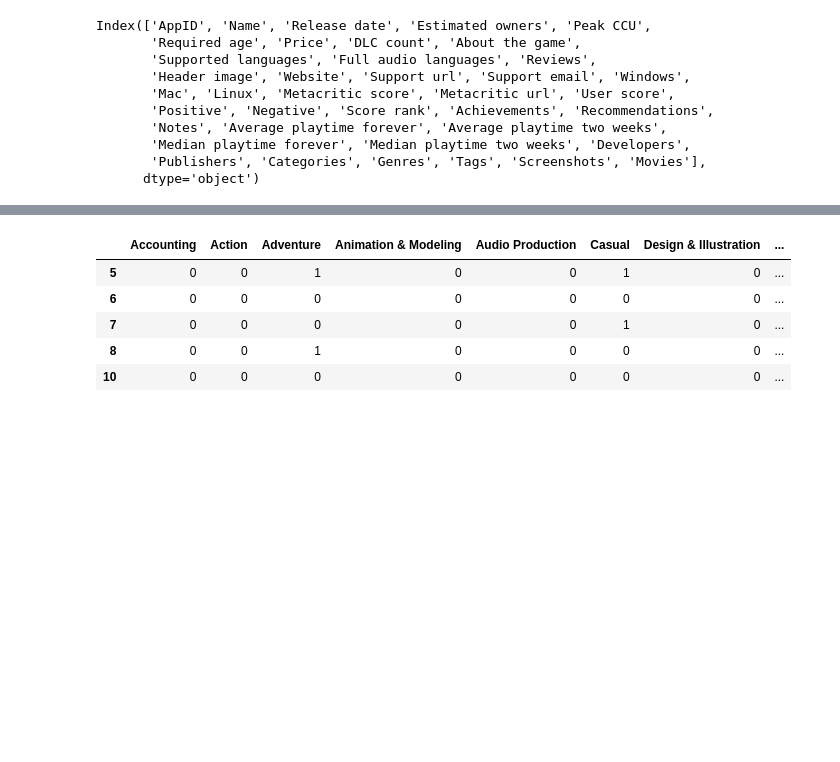
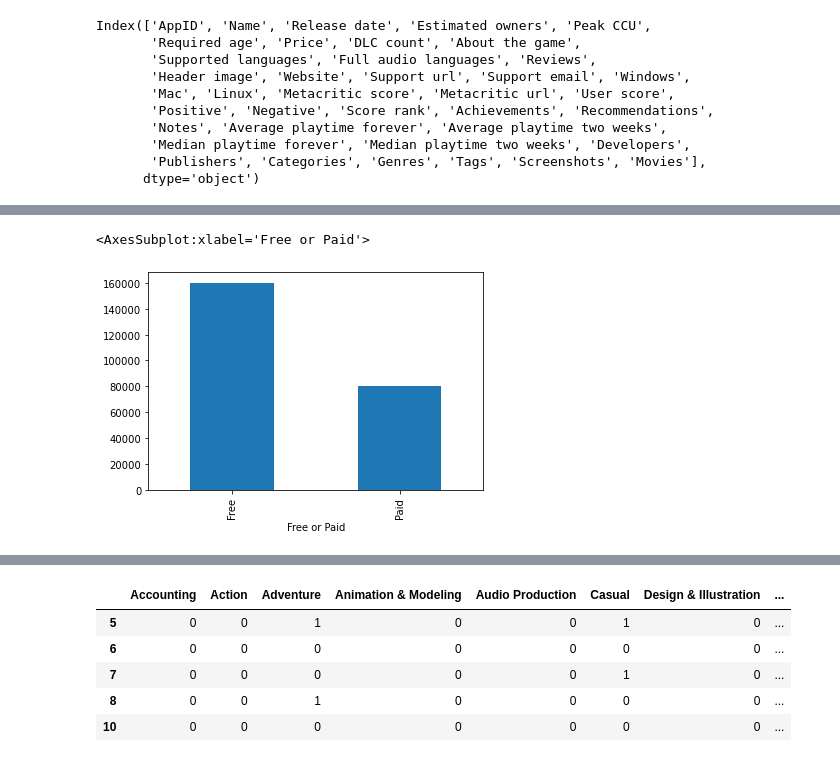
Before and after one commit to samhnelsen/Group-6, a Jupyter notebook: Project 1.ipynb, the cells around one changed output, grey strips where cells are left out. Drawn from its saved outputs; the diff is of its cells as text; code cells hidden in the pictures; blank space fills up the shorter version.

```diff
--- a/Project 1.ipynb
+++ b/Project 1.ipynb
@@ -66,3 +225,8 @@ dtype: object
+# %%
+video_games.groupby('Free or Paid')['Estimated Owners'].mean().plot.bar()
+# %% [output]
+<AxesSubplot:xlabel='Free or Paid'>
+[figure, added]
 # %%
 video_games = video_games[video_games['Peak CCU'] > 0]
 video_games
```
Also changed, not shown: parts of 18 cells of this notebook.
